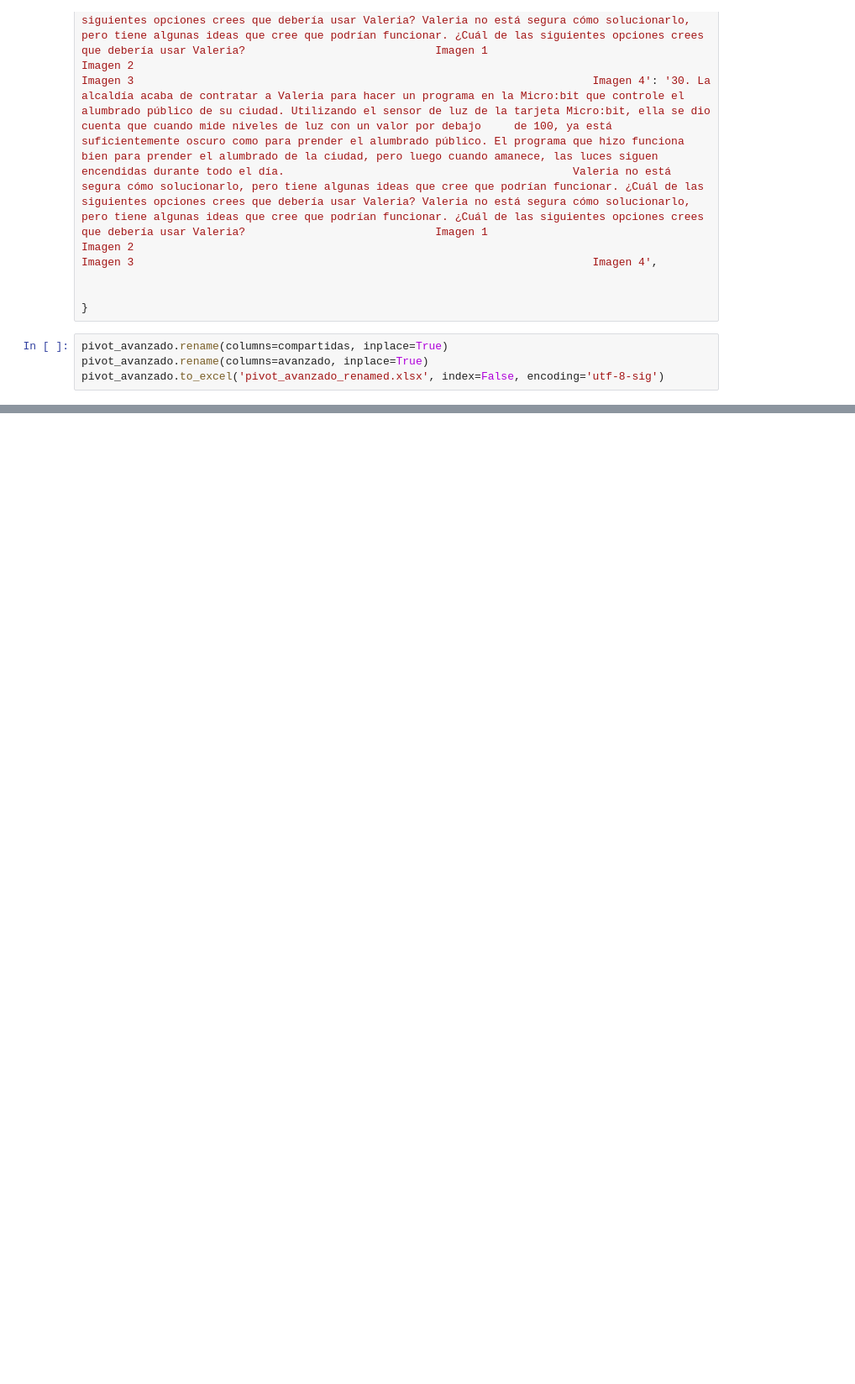
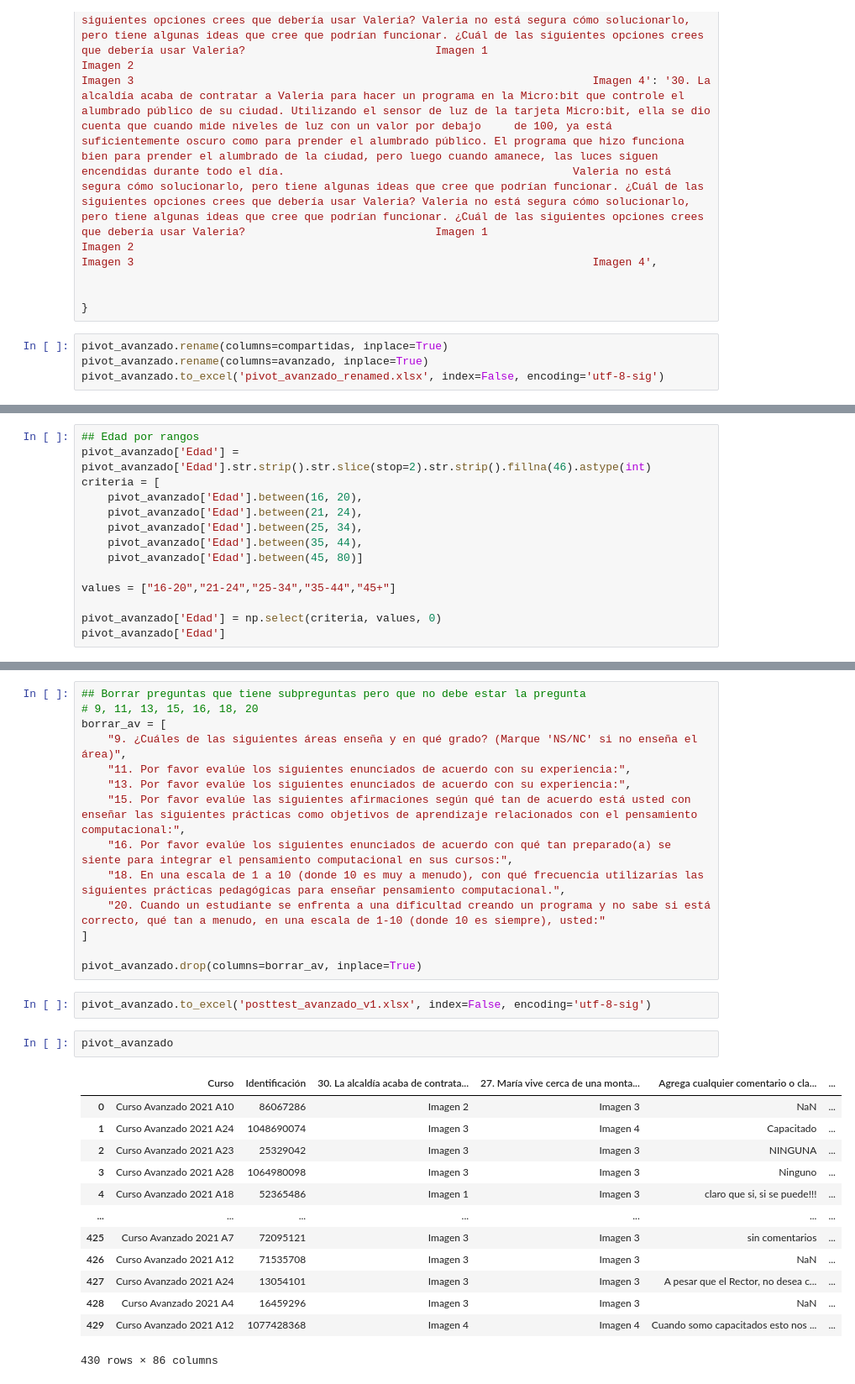
Before and after one commit to Grupo-Informatica-Educativa/CFK, a Jupyter notebook: src/data_cleaners/cleaning_Postest_Inicial_Avanzado.ipynb, the cells around one changed output, grey strips where cells are left out. Shown at 84% size. Drawn from its saved outputs; the diff is of its cells as text; blank space fills up the shorter version.

Commit message:
posttest avanzado created

```diff
--- a/src/data_cleaners/cleaning_Postest_Inicial_Avanzado.ipynb
+++ b/src/data_cleaners/cleaning_Postest_Inicial_Avanzado.ipynb
@@ -683,0 +871,14 @@ pivot_avanzado.to_excel('pivot_avanzado_renamed.xlsx', index=False, encoding='ut
+# %%
+## Edad por rangos
+pivot_avanzado['Edad'] = pivot_avanzado['Edad'].str.strip().str.slice(stop=2).str.strip().fillna(46).astype(int)
+criteria = [
+    pivot_avanzado['Edad'].between(16, 20),
+    pivot_avanzado['Edad'].between(21, 24),
+    pivot_avanzado['Edad'].between(25, 34),
+    pivot_avanzado['Edad'].between(35, 44),
+    pivot_avanzado['Edad'].between(45, 80)]
+
+values = ["16-20","21-24","25-34","35-44","45+"]
+
+pivot_avanzado['Edad'] = np.select(criteria, values, 0)
+pivot_avanzado['Edad']
@@ -683,0 +898,32 @@ pivot_avanzado.to_excel('pivot_avanzado_renamed.xlsx', index=False, encoding='ut
+# %%
+## Borrar preguntas que tiene subpreguntas pero que no debe estar la pregunta
+# 9, 11, 13, 15, 16, 18, 20
+borrar_av = [
+    "9. ¿Cuáles de las siguientes áreas enseña y en qué grado? (Marque 'NS/NC' si no enseña el área)",
+    "11. Por favor evalúe los siguientes enunciados de acuerdo con su experiencia:",
+    "13. Por favor evalúe los siguientes enunciados de acuerdo con su experiencia:",
+    "15. Por favor evalúe las siguientes afirmaciones según qué tan de acuerdo está usted con enseñar las siguientes prácticas como objetivos de aprendizaje relacionados con el pensamiento computacional:",
+    "16. Por favor evalúe los siguientes enunciados de acuerdo con qué tan preparado(a) se siente para integrar el pensamiento computacional en sus cursos:",
+    "18. En una escala de 1 a 10 (donde 10 es muy a menudo), con qué frecuencia utilizarías las siguientes prácticas pedagógicas para enseñar pensamiento computacional.",
+    "20. Cuando un estudiante se enfrenta a una dificultad creando un programa y no sabe si está correcto, qué tan a menudo, en una escala de 1-10 (donde 10 es siempre), usted:"
+]
+
+pivot_avanzado.drop(columns=borrar_av, inplace=True)
+# %%
+pivot_avanzado.to_excel('posttest_avanzado_v1.xlsx', index=False, encoding='utf-8-sig')
+# %%
+pivot_avanzado
+# %% [output]
+|  | Curso | Identificación | 30. La alcaldía acaba de contrata... | 27. María vive cerca de una monta... | Agrega cualquier comentario o cla... | ... |
+| 0 | Curso Avanzado 2021 A10 | 86067286 | Imagen 2 | Imagen 3 | NaN | ... |
+| 1 | Curso Avanzado 2021 A24 | 1048690074 | Imagen 3 | Imagen 4 | Capacitado | ... |
+| 2 | Curso Avanzado 2021 A23 | 25329042 | Imagen 3 | Imagen 3 | NINGUNA | ... |
+| 3 | Curso Avanzado 2021 A28 | 1064980098 | Imagen 3 | Imagen 3 | Ninguno | ... |
+| 4 | Curso Avanzado 2021 A18 | 52365486 | Imagen 1 | Imagen 3 | claro que si, si se puede!!! | ... |
+| ... | ... | ... | ... | ... | ... | ... |
+| 425 | Curso Avanzado 2021 A7 | 72095121 | Imagen 3 | Imagen 3 | sin comentarios | ... |
+| 426 | Curso Avanzado 2021 A12 | 71535708 | Imagen 3 | Imagen 3 | NaN | ... |
+| 427 | Curso Avanzado 2021 A24 | 13054101 | Imagen 3 | Imagen 3 | A pesar que el Rector, no desea c... | ... |
+| 428 | Curso Avanzado 2021 A4 | 16459296 | Imagen 3 | Imagen 3 | NaN | ... |
+| 429 | Curso Avanzado 2021 A12 | 1077428368 | Imagen 4 | Imagen 4 | Cuando somo capacitados esto nos ... | ... |
+430 rows × 86 columns
```
Also changed, not shown: parts of 11 cells of this notebook.
